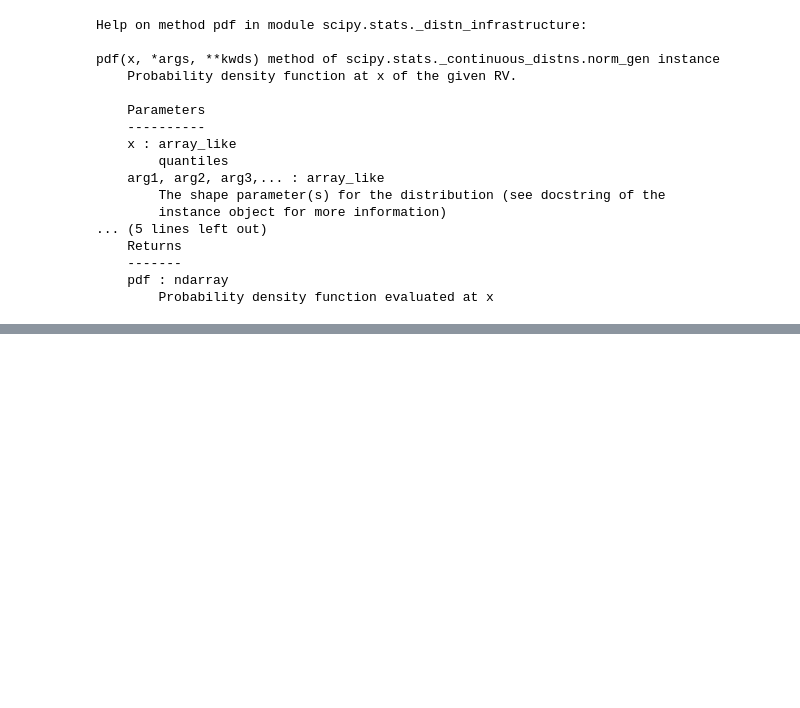
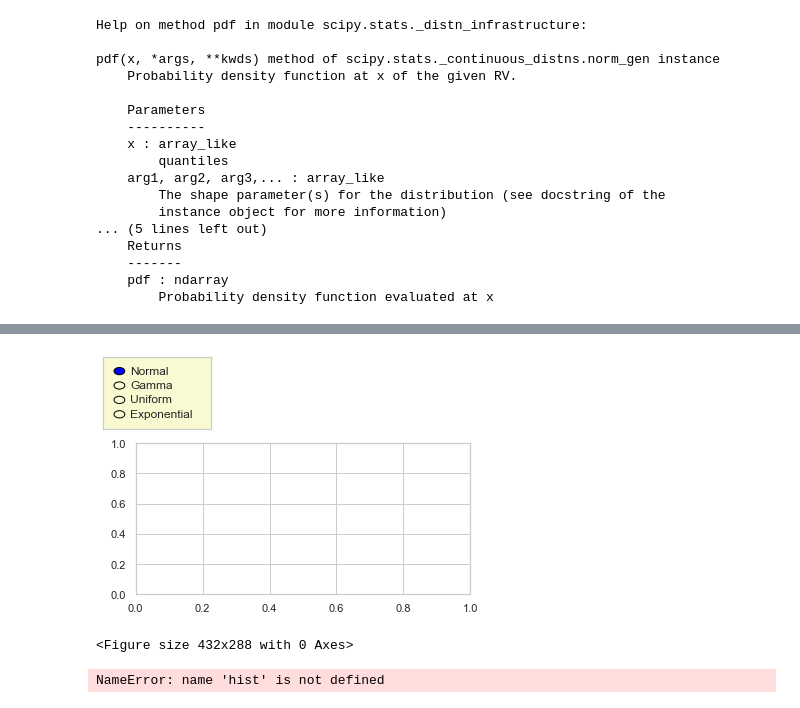
Before and after one commit to QPeiran/PythonStatistics, a Jupyter notebook: hello_ds/seaborn.ipynb, the cells around one changed output, grey strips where cells are left out. Cells and saved outputs as stored; diff of their text form; code cells hidden in the pictures; blank space fills up the shorter version.

Commit message:
interactive plot

```diff
--- a/hello_ds/seaborn.ipynb
+++ b/hello_ds/seaborn.ipynb
@@ -272,0 +362,27 @@ pdf(x, *args, **kwds) method of scipy.stats._continuous_distns.norm_gen instance
+# %%
+fig, sub_plt = plt.subplots()
+plt.subplots_adjust(top=0.65)
+
+
+axcolor = 'lightgoldenrodyellow'
+rax = plt.axes([0.05, 0.7, 0.25, 0.25], facecolor=axcolor)
+radio = RadioButtons(rax, ('Normal', 'Gamma', 'Uniform', 'Exponential'))
+# %% [output]
+[figure, added]
+# %%
+def dist_func(type_l):
+    sub_plt.clear() # comment this line if you want to keep previous drawings
+    dist_dict = {'Normal':normal, 'Gamma':gamma, 'Uniform':uniform, 'Exponential':exponential}
+    data_type = dist_dict[type_l]
+    hist = sub_plt.hist(data_type,bins=100)
+    plt.draw()
+    plt.show()
+
+dist_func('Normal')
+# %% [output]
+<Figure size 432x288 with 0 Axes>
+# %%
+hist(normal, bins = 100)
+plt.show()
+# %% [output]
+NameError: name 'hist' is not defined
```
Also changed, not shown: parts of 7 cells of this notebook, 1 other file.
